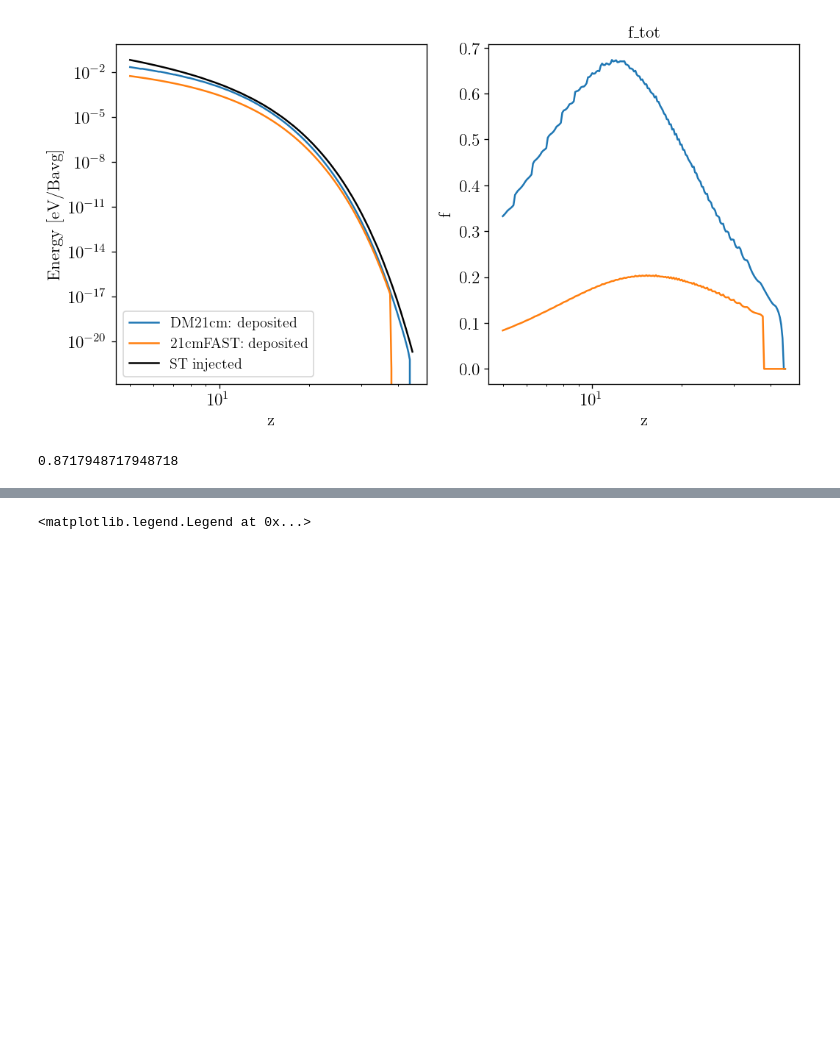
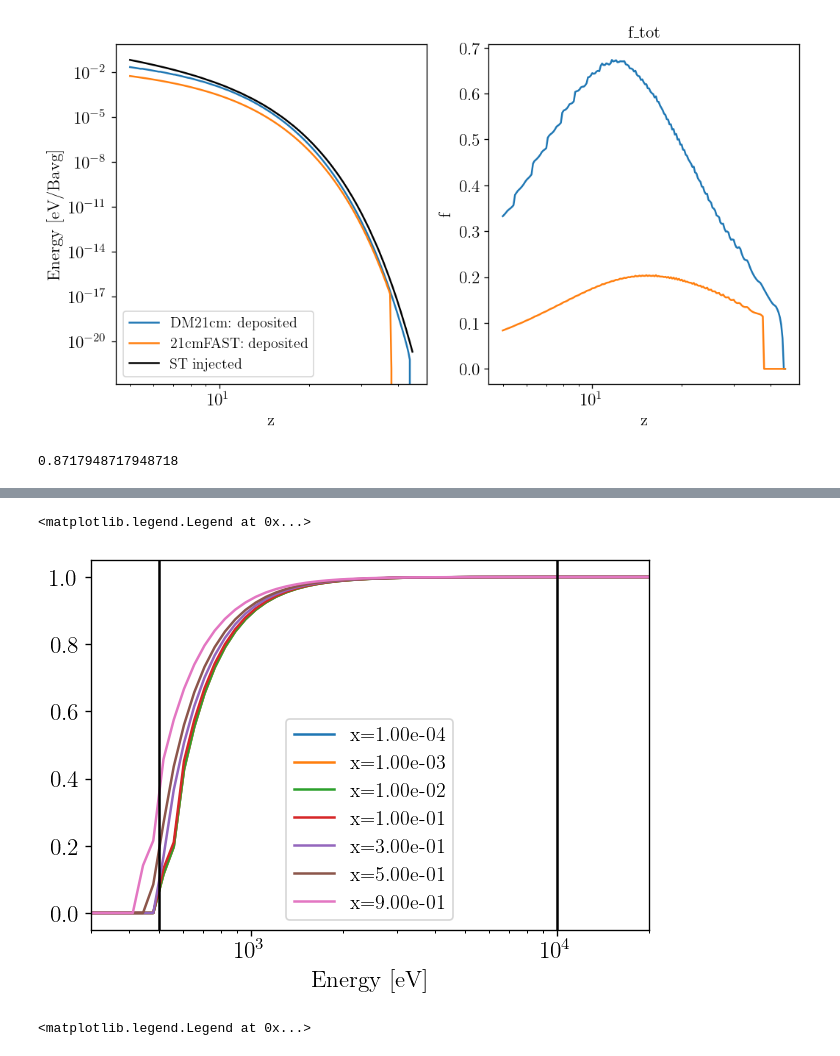
Before and after one commit to yitiansun/DM21cm, a Jupyter notebook: cross_check/plot.ipynb, the cells around one changed output, grey strips where cells are left out. Drawn from its saved outputs; the diff is of its cells as text; code cells hidden in the pictures; blank space fills up the shorter version.

```diff
--- a/cross_check/plot.ipynb
+++ b/cross_check/plot.ipynb
@@ -526,3 +542,17 @@ INFO:root:TransferFunctionWrapper: Loaded photon transfer functions.
+# %%
+z = 15
+for x in [1e-4, 1e-3, 1e-2, 1e-1, 0.3, 0.5, 0.9]:
+    a_arr = tf_wrapper.attenuation_arr(rs=1+z, x=x)
+    plt.plot(abscs['photE'], a_arr, label=f'x={x:.2e}')
+plt.xlim(3e2, 2e4)
+plt.axvline(5e2, color='k')
+plt.axvline(1e4, color='k')
+plt.xscale('log')
+plt.xlabel('Energy [eV]')
+plt.legend()
+# %% [output]
+<matplotlib.legend.Legend at 0x...>
+[figure, added]
 # %%
 for z in [5, 15, 45]:
     a_arr = tf_wrapper.attenuation_arr(rs=1+z, x=1e-3)
```
Also changed, not shown: parts of 6 cells of this notebook, 7 other files.
